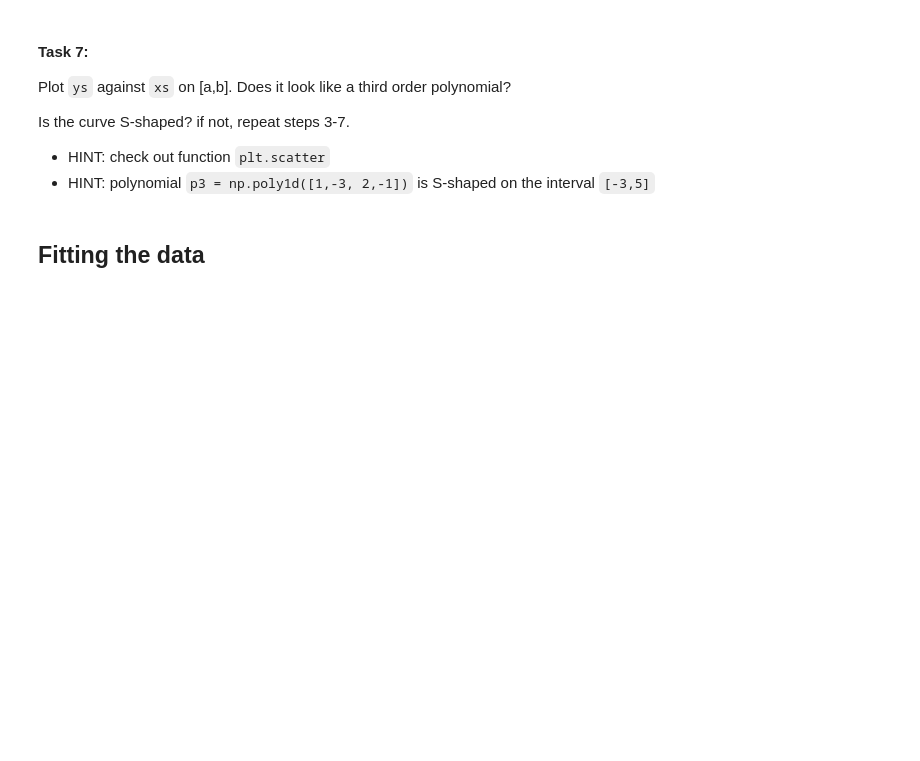
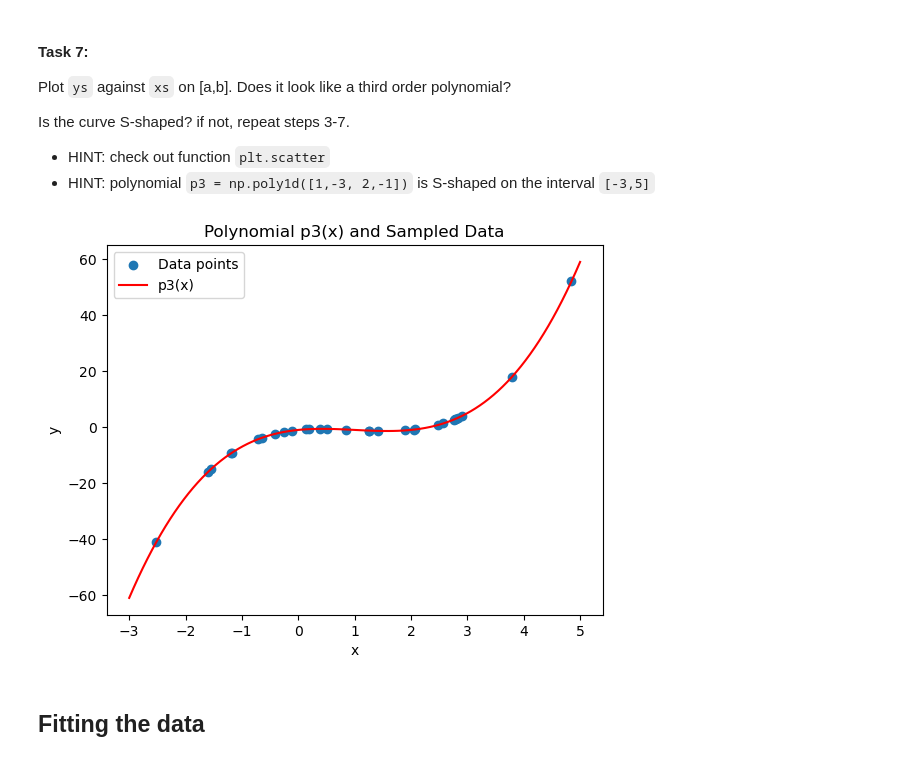
Before and after one commit to yflax/supervised-learning, a Jupyter notebook: Polynomial_Regression Challenge.ipynb, the cells around one changed output. Drawn from its saved outputs; the diff is of its cells as text; code cells hidden in the pictures; blank space fills up the shorter version.

```diff
--- a/Polynomial_Regression Challenge.ipynb
+++ b/Polynomial_Regression Challenge.ipynb
@@ -52,6 +209,43 @@ Is the curve S-shaped? if not, repeat steps 3-7.
 
 - HINT: check out function `plt.scatter`
 - HINT: polynomial `p3 = np.poly1d([1,-3, 2,-1])` is S-shaped on the interval `[-3,5]`
+# %%
+import numpy as np
+import matplotlib.pyplot as plt
+
+# Random seed for reproducibility
+np.random.seed(123)
+
+# Randomly chosen interval [a, b)
+a = -3
+b = 5
+
+# Sample 30 random values within the interval [a, b)
+xs = np.random.random_sample(30) * (b - a) + a
+
+# Define the 3rd order polynomial with coefficients [1, -3, 2, -1]
+p3 = np.poly1d([1, -3, 2, -1])
+
+# Compute the values of the polynomial p3(x) for each x in xs and store them as ys
+ys = p3(xs)
+
+# Plot ys against xs
+plt.scatter(xs, ys, label='Data points')
+
+# Plot the original polynomial p3(x) for comparison
+x_range = np.linspace(a, b, 100)
+plt.plot(x_range, p3(x_range), color='red', label='p3(x)')
+
+# Set plot labels and title
+plt.xlabel('x')
+plt.ylabel('y')
+plt.title('Polynomial p3(x) and Sampled Data')
+plt.legend()
+
+# Show the plot
+plt.show()
+# %% [output]
+[figure, added]
 # %% [markdown]
 ## Fitting the data
 # %% [markdown]
```
Also changed, not shown: parts of 21 cells of this notebook, 3 other files.
